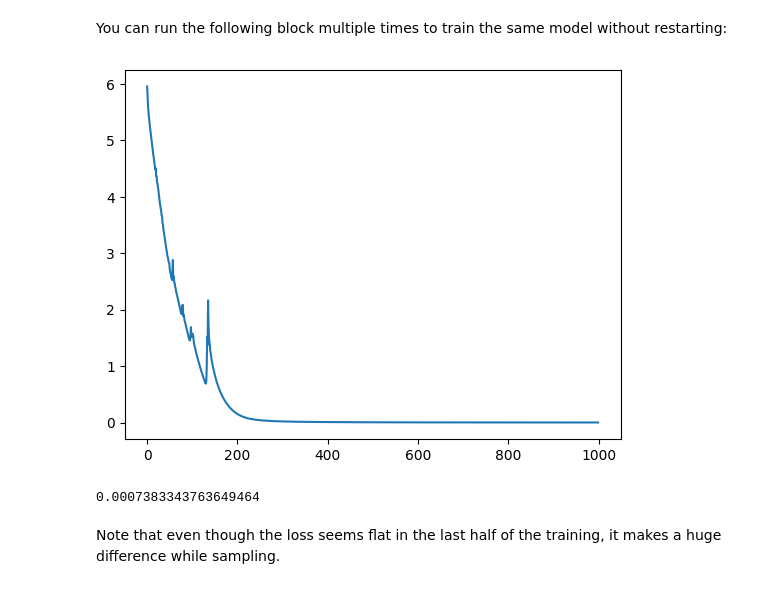
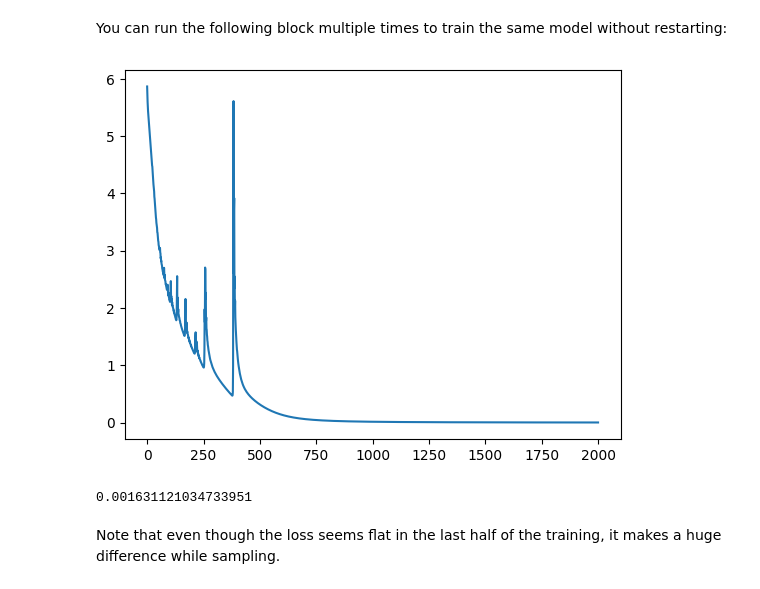
Before and after one commit to necrashter/SaShiMi-796, a Jupyter notebook: main.ipynb, the cells around one changed output. Cells and saved outputs as stored; diff of their text form; code cells hidden in the pictures.

```diff
--- a/main.ipynb
+++ b/main.ipynb
@@ -197,7 +197,7 @@ model = SaShiMi(
     output_dim=256,
     state_dim=64,
     sequence_length=16000*DURATION,
-    block_count=4,
+    block_count=2,
     encoder=Embedding(256, 64),
 ).to(device)
 # %% [markdown]
@@ -233,24 +233,24 @@ losses = []
 You can run the following block multiple times to train the same model without restarting:
 # %%
 model.train()
-for epoch in tqdm(range(1000), leave=False):
+for epoch in tqdm(range(2000), leave=False):
     for x, y in overfit_dataset:
         y_hat = model(x)
         loss = criterion(y_hat.view(-1, 256), y.view(-1))
 
         loss_val = loss.detach().cpu().item()
         losses.append(loss_val)
 
         optimizer.zero_grad()
         loss.backward()
         optimizer.step()
 
 plt.plot(losses)
 plt.show()
 losses[-1]
 # %% [output]
-[figure, old version]
+[figure, new version]
-0.0007383343763649464
+0.001631121034733951
 # %% [markdown]
 Note that even though the loss seems flat in the last half of the training, it makes a huge difference while sampling.
 # %% [markdown]
```
Also changed, not shown: parts of 38 cells of this notebook.
